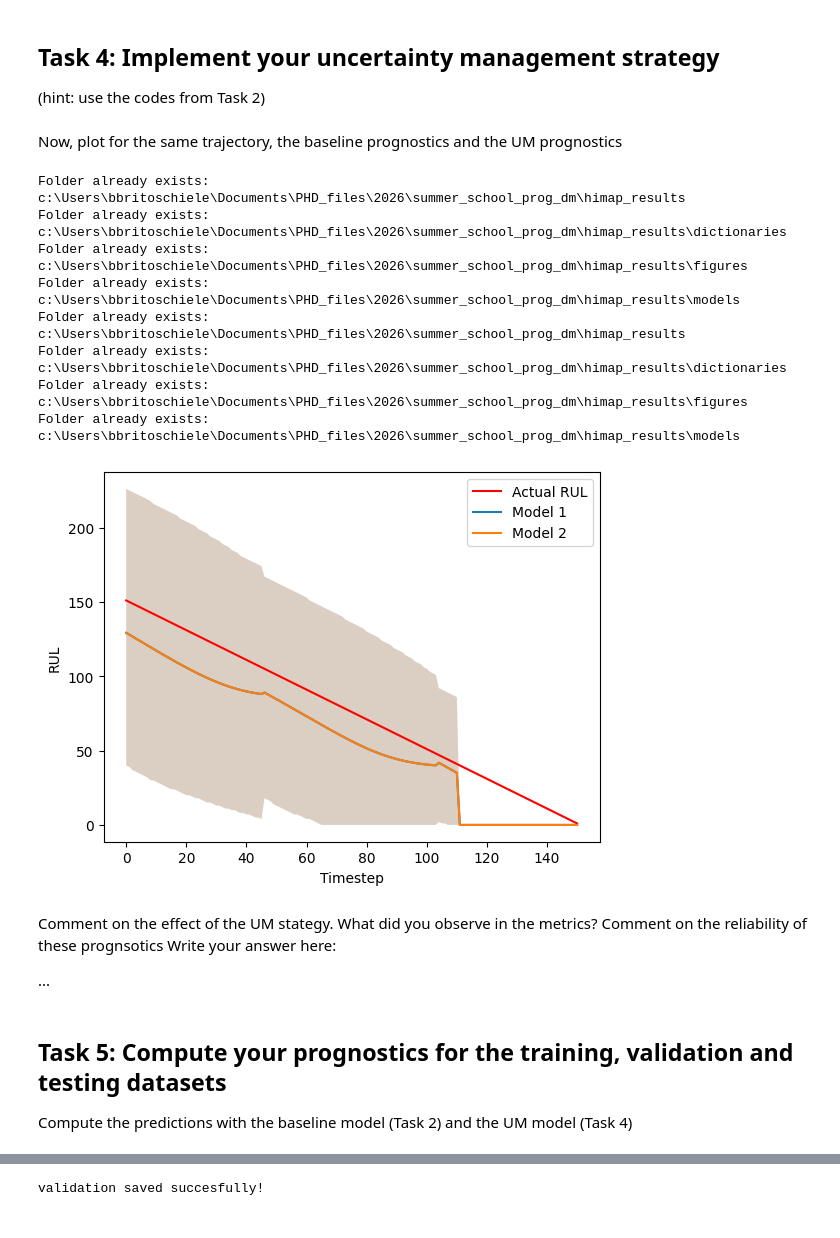
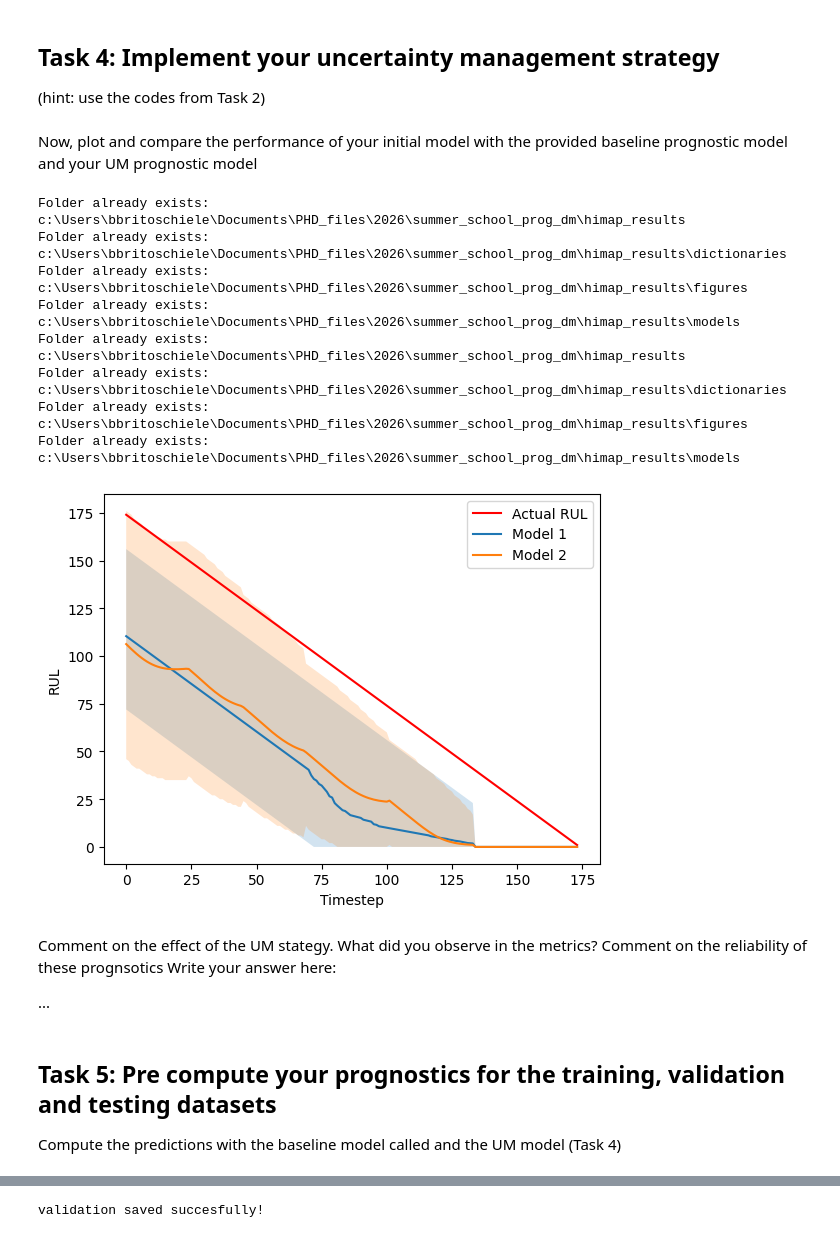
Before and after one commit to bbrisch/summer_school_prog_dm, a Jupyter notebook: prognostics_notebook.ipynb, the cells around one changed output, grey strips where cells are left out. Drawn from its saved outputs; the diff is of its cells as text; code cells hidden in the pictures.

```diff
--- a/prognostics_notebook.ipynb
+++ b/prognostics_notebook.ipynb
@@ -163,12 +165,12 @@ Here are some implemented codes that can train an HSMM
 data_train, max_len = format_data(df_train)
 # %%
 # Instance the model with some hiper-parameters
-n_states = 4
-n_iter= 3
+n_states = 2
+n_iter= 5
 model = CustomHSMM(n_states=n_states, # You can change this
                    n_durations = (max_len//n_states)*2, # You can change this
                    n_iter=n_iter, # You can change this
-                   name = 'hsmm_baseline' # You can change this
+                   name = 'hsmm_test', # You can change this
 
                    f_value=-0.34, # Please, dont change this.
                    obs_state_len=len(data_train.keys()), # Please, dont change this.
@@ -246,40 +250,40 @@ Write your answer here:
 
 (hint: use the codes from Task 2)
 # %% [markdown]
-Now, plot for the same trajectory, the baseline prognostics and the UM prognostics
+Now, plot and compare the performance of your initial model with the provided baseline prognostic model and your UM prognostic model
 # %%
 # Example code to plot multiple curves
 
 # 1. load models
-model1 = CustomHSMM(name = 'hsmm_baseline')
-model1.load_model('hsmm_baseline')
+model1 = CustomHSMM(name = 'hsmm_test')
+model1.load_model('hsmm_test')
 
 model2 = CustomHSMM(name = 'hsmm_baseline')
 model2.load_model('hsmm_baseline')
 
 
 alpha = 0.005 # Confidence level used to generate the intervals
 for cmd in data_train.values():
     actual_RUL = len(cmd)-np.arange(len(cmd))
 
     predictions = [
         predict_hsmm_bounds(cmd, model1,alpha = alpha ),
         predict_hsmm_bounds(cmd, model2,alpha = alpha ),
                    ] # Agregate predictins in a list
 
     # Uncomment these lines to get the RUL plot
     plot_rul_bounds_multiple(actual_RUL,  predictions)
     break
 # %% [output]
 Folder already exists: c:\Users\bbritoschiele\Documents\PHD_files\2026\summer_school_prog_dm\himap_results
 Folder already exists: c:\Users\bbritoschiele\Documents\PHD_files\2026\summer_school_prog_dm\himap_results\dictionaries
 Folder already exists: c:\Users\bbritoschiele\Documents\PHD_files\2026\summer_school_prog_dm\himap_results\figures
 Folder already exists: c:\Users\bbritoschiele\Documents\PHD_files\2026\summer_school_prog_dm\himap_results\models
 Folder already exists: c:\Users\bbritoschiele\Documents\PHD_files\2026\summer_school_prog_dm\himap_results
 Folder already exists: c:\Users\bbritoschiele\Documents\PHD_files\2026\summer_school_prog_dm\himap_results\dictionaries
 Folder already exists: c:\Users\bbritoschiele\Documents\PHD_files\2026\summer_school_prog_dm\himap_results\figures
 Folder already exists: c:\Users\bbritoschiele\Documents\PHD_files\2026\summer_school_prog_dm\himap_results\models
-[figure, old version]
+[figure, new version]
 # %% [markdown]
 Comment on the effect of the UM stategy. What did you observe in the metrics? Comment on the reliability of these prognsotics
 Write your answer here:
@@ -288,11 +292,11 @@ Write your answer here:
 
 ...
 # %% [markdown]
-## Task 5: Compute your prognostics for the training, validation and testing datasets
+## Task 5: Pre compute your prognostics for the training, validation and testing datasets
 
 
 
-Compute the predictions with the baseline model (Task 2) and the UM model (Task 4)
+Compute the predictions with the baseline model called  and the UM model (Task 4)
 # %%
 # Example on how to generate prognostics with a single model
 
```
Also changed, not shown: parts of 9 cells of this notebook.
